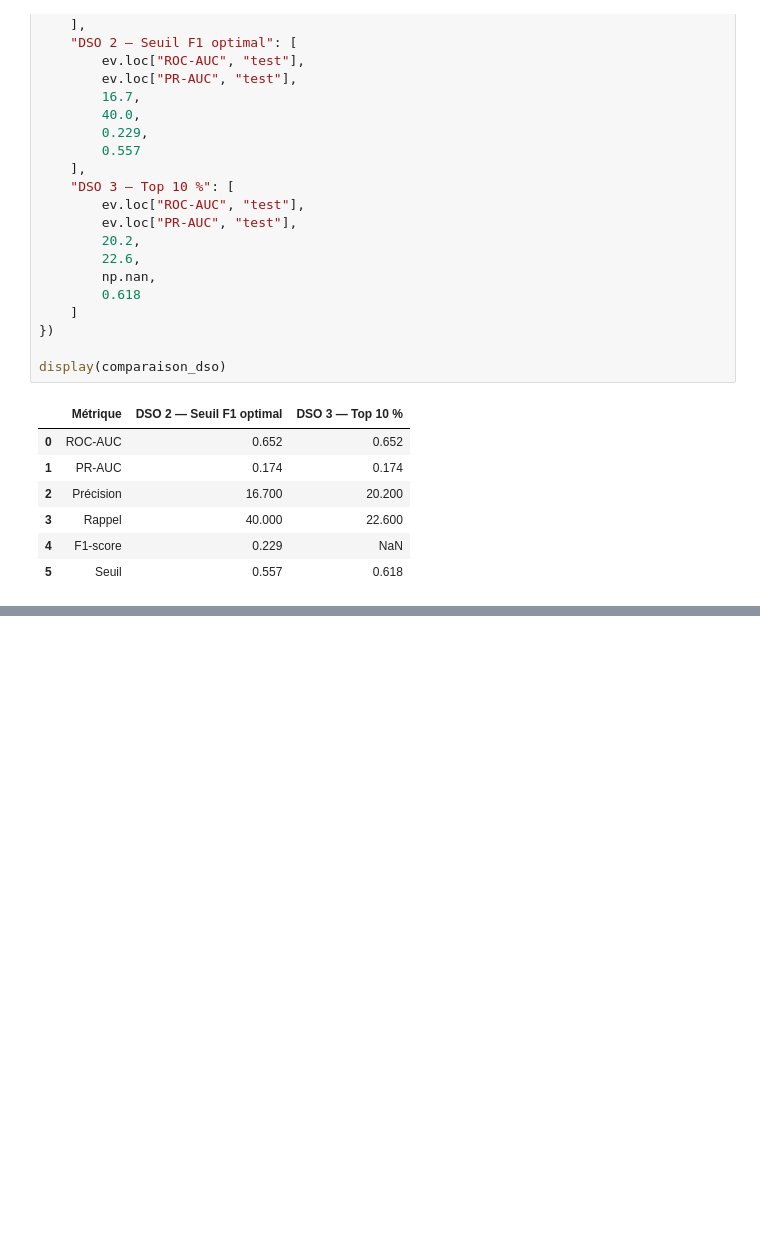
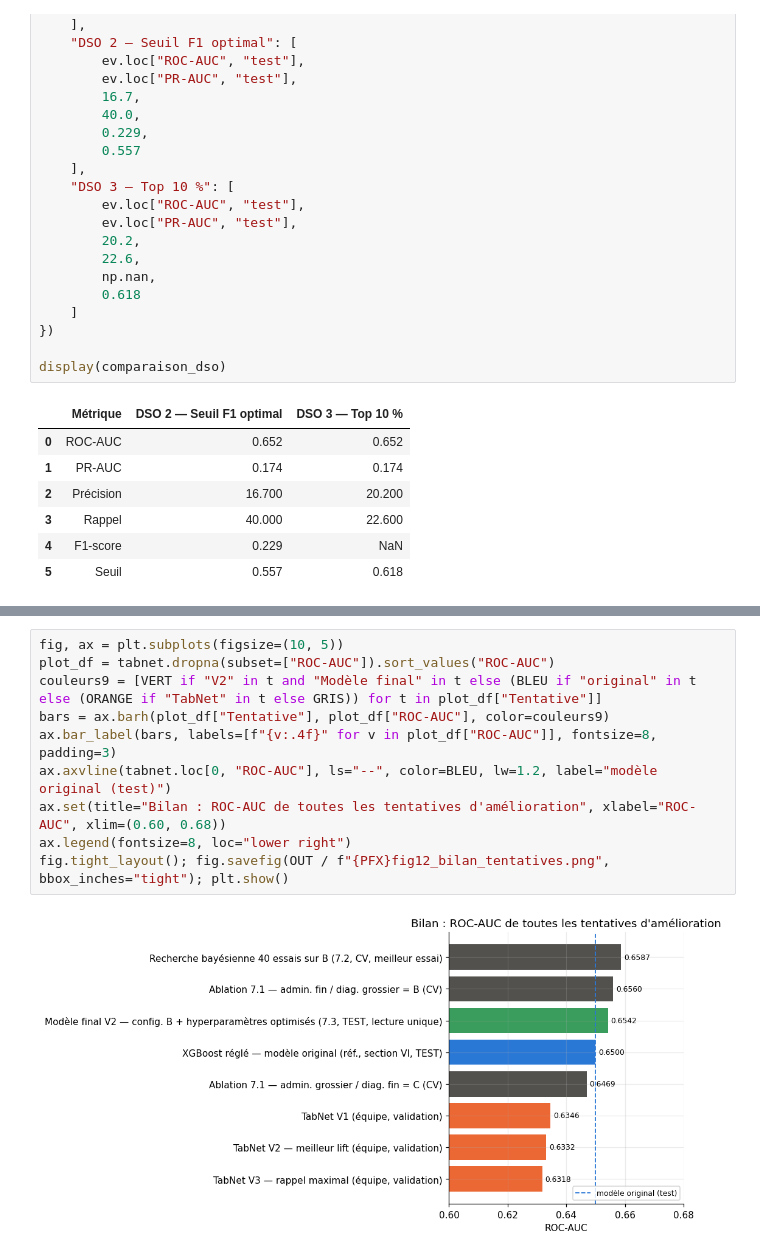
Before and after one commit to YoussefAbbes/notebook-dynamika-diabetes, a Jupyter notebook: analysis/notebook_diabetes_dynamika.ipynb, the cells around one changed output, grey strips where cells are left out. Cells and saved outputs as stored; diff of their text form; blank space fills up the shorter version.

```diff
--- a/analysis/notebook_diabetes_dynamika.ipynb
+++ b/analysis/notebook_diabetes_dynamika.ipynb
@@ -1973,0 +2395,12 @@ display(comparaison_dso)
+# %%
+fig, ax = plt.subplots(figsize=(10, 5))
+plot_df = tabnet.dropna(subset=["ROC-AUC"]).sort_values("ROC-AUC")
+couleurs9 = [VERT if "V2" in t and "Modèle final" in t else (BLEU if "original" in t else (ORANGE if "TabNet" in t else GRIS)) for t in plot_df["Tentative"]]
+bars = ax.barh(plot_df["Tentative"], plot_df["ROC-AUC"], color=couleurs9)
+ax.bar_label(bars, labels=[f"{v:.4f}" for v in plot_df["ROC-AUC"]], fontsize=8, padding=3)
+ax.axvline(tabnet.loc[0, "ROC-AUC"], ls="--", color=BLEU, lw=1.2, label="modèle original (test)")
+ax.set(title="Bilan : ROC-AUC de toutes les tentatives d'amélioration", xlabel="ROC-AUC", xlim=(0.60, 0.68))
+ax.legend(fontsize=8, loc="lower right")
+fig.tight_layout(); fig.savefig(OUT / f"{PFX}fig12_bilan_tentatives.png", bbox_inches="tight"); plt.show()
+# %% [output]
+[figure, added]
```
Also changed, not shown: parts of 19 cells of this notebook, 6 other files.
